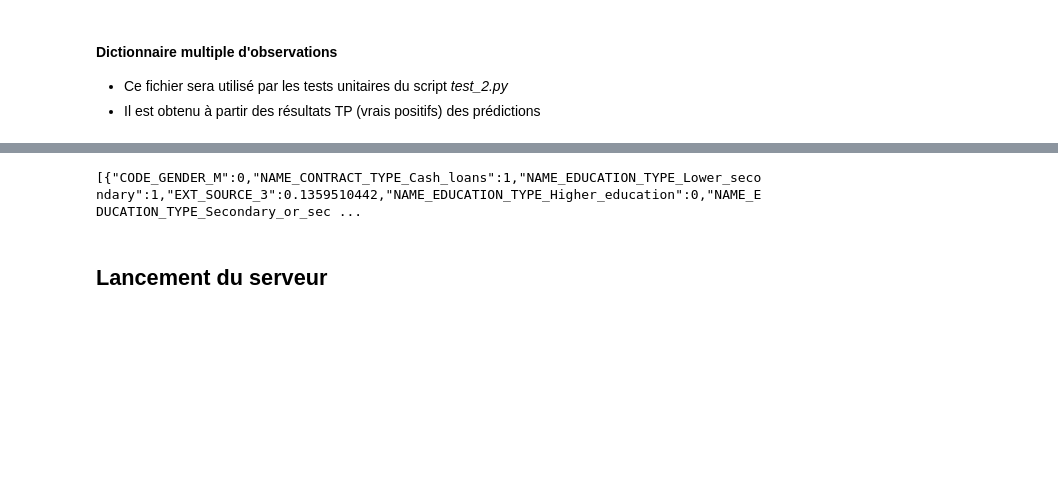
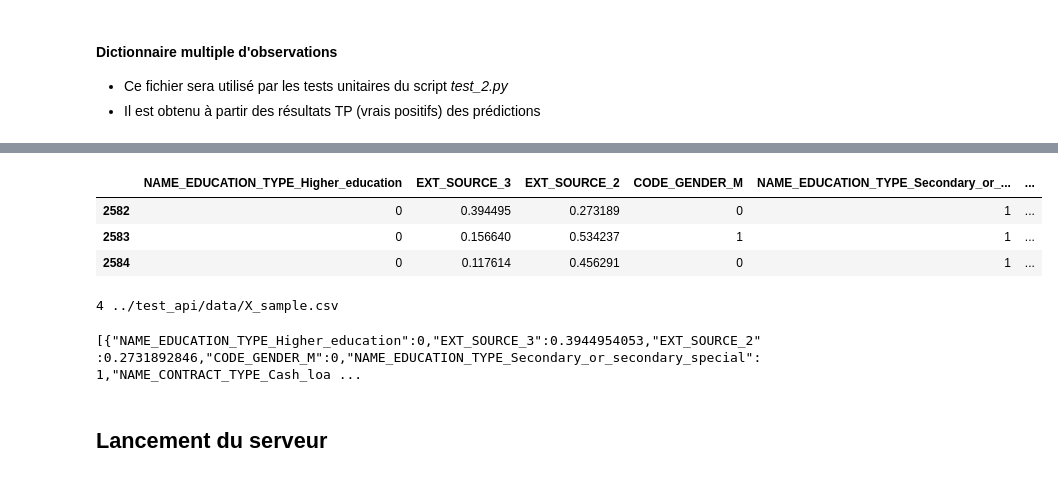
Before and after one commit to JeanRosselVallee/project_7, a Jupyter notebook: api/Jean_Vallée_1_notebook_API_042024.ipynb, the cells around one changed output, grey strips where cells are left out. Saved outputs shown, nothing was run; the diff lists cells and outputs as text; code cells hidden in the pictures; blank space fills up the shorter version.

Commit message:
Updated input data for tests in NB1 API

```diff
--- a/api/Jean_Vallée_1_notebook_API_042024.ipynb
+++ b/api/Jean_Vallée_1_notebook_API_042024.ipynb
@@ -102,0 +101,3 @@ Predicted target value = [0]
+# %%
+path_TP = '../modeling/data/out/X_TP.csv'
+df_TP = pd.read_csv(path_TP)
@@ -164,10 +157,25 @@ df_X_sample.head()
+# %%
+nb_observations = 3
+df_TP_sample_N = df_TP.tail(nb_observations)
+df_TP_sample_N
+# %% [output]
+|  | NAME_EDUCATION_TYPE_Higher_education | EXT_SOURCE_3 | EXT_SOURCE_2 | CODE_GENDER_M | NAME_EDUCATION_TYPE_Secondary_or_... | ... |
+| 2582 | 0 | 0.394495 | 0.273189 | 0 | 1 | ... |
+| 2583 | 0 | 0.156640 | 0.534237 | 1 | 1 | ... |
+| 2584 | 0 | 0.117614 | 0.456291 | 0 | 1 | ... |
+# %%
+file_TP_sample = dir_test_data + 'X_sample.csv'
+df_TP_sample_N.to_csv(file_TP_sample)
+! wc -l $file_TP_sample
+# %% [output]
+4 ../test_api/data/X_sample.csv
 # %%
-str_features_values = df_X_sample.to_json(orient='records')
+str_features_values = df_TP_sample_N.to_json(orient='records')
 print(str_features_values)
 with open(dir_test_data + '/dict_X_sample.json', 'w') as file_object:
     print(str_features_values, file=file_object)
 # %% [output]
-[{"CODE_GENDER_M":0,"NAME_CONTRACT_TYPE_Cash_loans":1,"NAME_EDUCATION_TYPE_Lower_secondary":1,"EXT_SOURCE_3":0.1359510442,"NAME_EDUCATION_TYPE_Higher_education":0,"NAME_EDUCATION_TYPE_Secondary_or_sec ...
+[{"NAME_EDUCATION_TYPE_Higher_education":0,"EXT_SOURCE_3":0.3944954053,"EXT_SOURCE_2":0.2731892846,"CODE_GENDER_M":0,"NAME_EDUCATION_TYPE_Secondary_or_secondary_special":1,"NAME_CONTRACT_TYPE_Cash_loa ...
 # %% [markdown]
 ## Lancement du serveur
 # %% [markdown]
```
Also changed, not shown: parts of 15 cells of this notebook, 4 other files.
